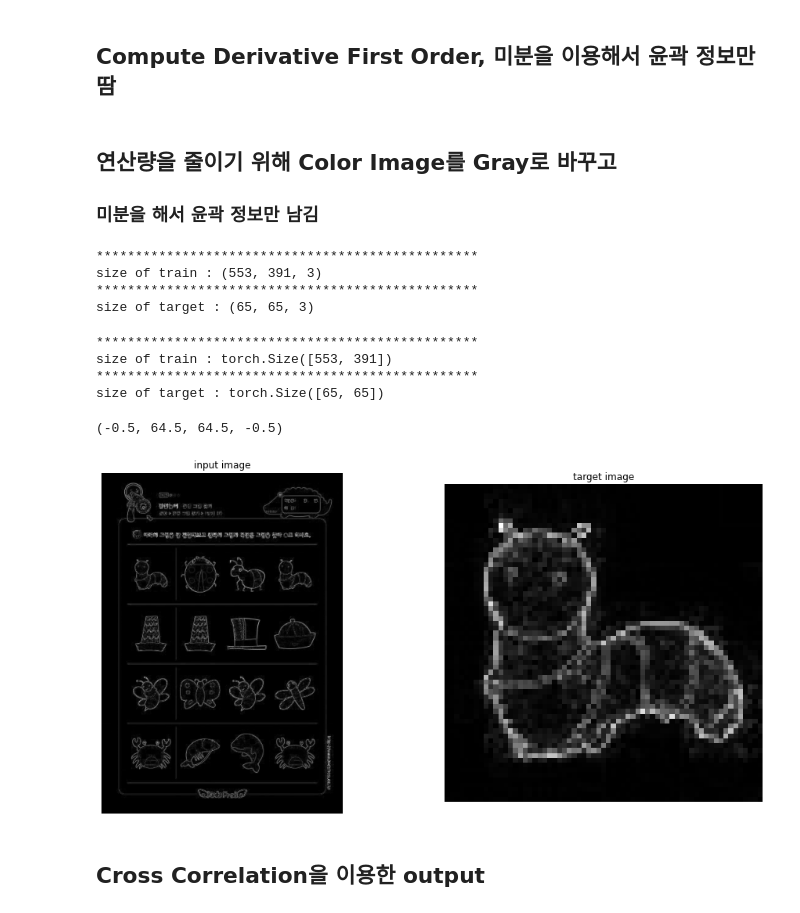
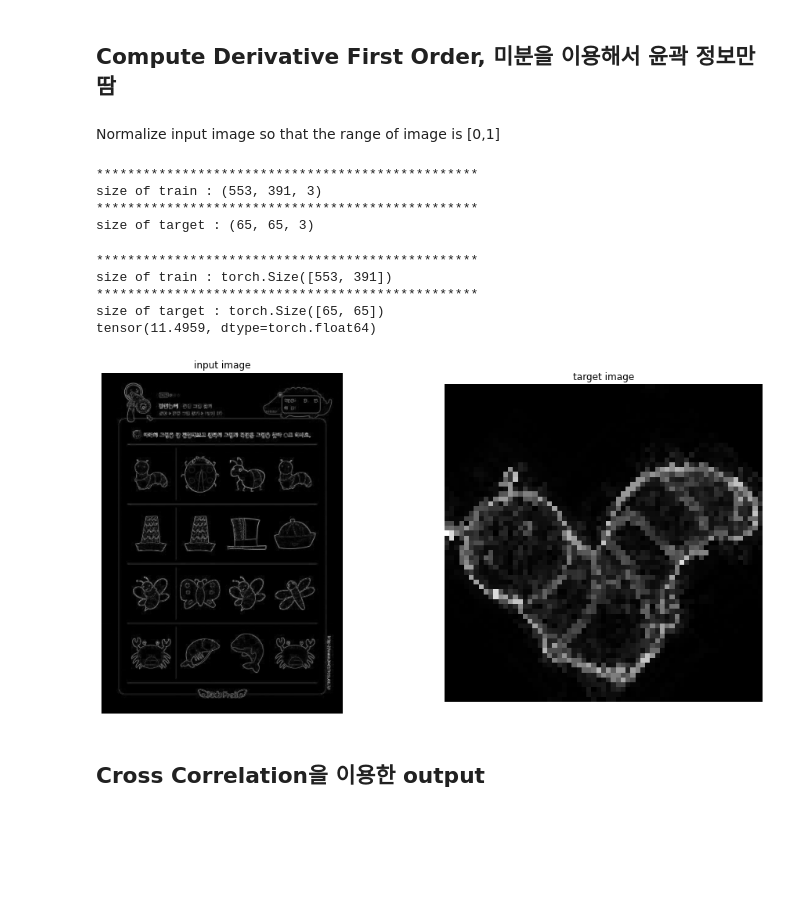
Before and after one commit to alzee03/object-detection-human-interface-media, a Jupyter notebook: find_same_picture.ipynb, the cells around one changed output. Saved outputs shown, nothing was run; the diff lists cells and outputs as text; code cells hidden in the pictures; blank space fills up the shorter version.

```diff
--- a/find_same_picture.ipynb
+++ b/find_same_picture.ipynb
@@ -63,17 +63,47 @@ def compute_derivative_first_order(data, axis):
     dD = derivative[1:data.shape[0]+1,1:data.shape[1]+1]   # remove the first and the last rows and columns for the boundary condition
 
     return(dD)
-# %% [markdown]
-## 연산량을 줄이기 위해 Color Image를 Gray로 바꾸고
-### 미분을 해서 윤곽 정보만 남김
 # %%
-def gray_scale(image):
+def gray_scale_derivative(image):
   if len(image.shape) == 3:
     image = image.mean(2)
   dx = compute_derivative_first_order(image,'x')
   dy = compute_derivative_first_order(image,'y')
   gradient_mag = np.sqrt(np.power(dx,2) + np.power(dy,2) )
   return gradient_mag
+# %%
+import math
+def naive_image_rotate(image, degree):
+    '''
+    This function rotates the image around its center by amount of degrees
+    provided. The size of the rotated image is same as that of original image.
+    '''
+    # First we will convert the degrees into radians
+    rads = math.radians(degree)
+
+    # We consider the rotated image to be of the same size as the original
+    rot_img = np.zeros(image.shape)
+
+    # Finding the center point of rotated (or original) image.
+    height = rot_img.shape[0]
+    width  = rot_img.shape[1]
+
+    midx,midy = (width//2, height//2)
+
+    for i in range(rot_img.shape[0]):
+        for j in range(rot_img.shape[1]):
+            x= (i-midx)*math.cos(rads)+(j-midy)*math.sin(rads)
+            y= -(i-midx)*math.sin(rads)+(j-midy)*math.cos(rads)
+
+            x=round(x)+midx
+            y=round(y)+midy
+
+            if (x>=0 and y>=0 and x<image.shape[0] and  y<image.shape[1]):
+                rot_img[i,j] = image[x,y]
+
+    return rot_img
+# %% [markdown]
+Normalize input image so that the range of image is [0,1]
 # %%
 print('*************************************************')
 print('size of train :', image_train.shape)
@@ -85,27 +115,28 @@ size of train : (553, 391, 3)
 *************************************************
 size of target : (65, 65, 3)
 # %%
-
-image_train_gray = torch.from_numpy(gray_scale(image_train))
-image_target_gray = torch.from_numpy(gray_scale(image_target))
+rotate_180 = naive_image_rotate( gray_scale_derivative(image_target),45)
+image_train_gray = torch.from_numpy(gray_scale_derivative(image_train))
+image_target_gray = torch.from_numpy( (rotate_180))
 print('*************************************************')
 print('size of train :', image_train_gray.shape )
 print('*************************************************')
 print('size of target :', image_target_gray.shape)
 
 plt.figure(figsize=(16,8))
 plt.subplot(121)
 plt.imshow(image_train_gray, cmap = 'gray')
 plt.title('input image')
 plt.axis('off')
 plt.subplot(122)
 plt.imshow(image_target_gray, cmap = 'gray')
 plt.title('target image')
 plt.axis('off')
+print(image_train_gray.mean())
 # %% [output]
 *************************************************
 size of train : torch.Size([553, 391])
 *************************************************
 size of target : torch.Size([65, 65])
+tensor(11.4959, dtype=torch.float64)
-(-0.5, 64.5, 64.5, -0.5)
-[figure, old version]
+[figure, new version]
```
Also changed, not shown: parts of 10 cells of this notebook.
